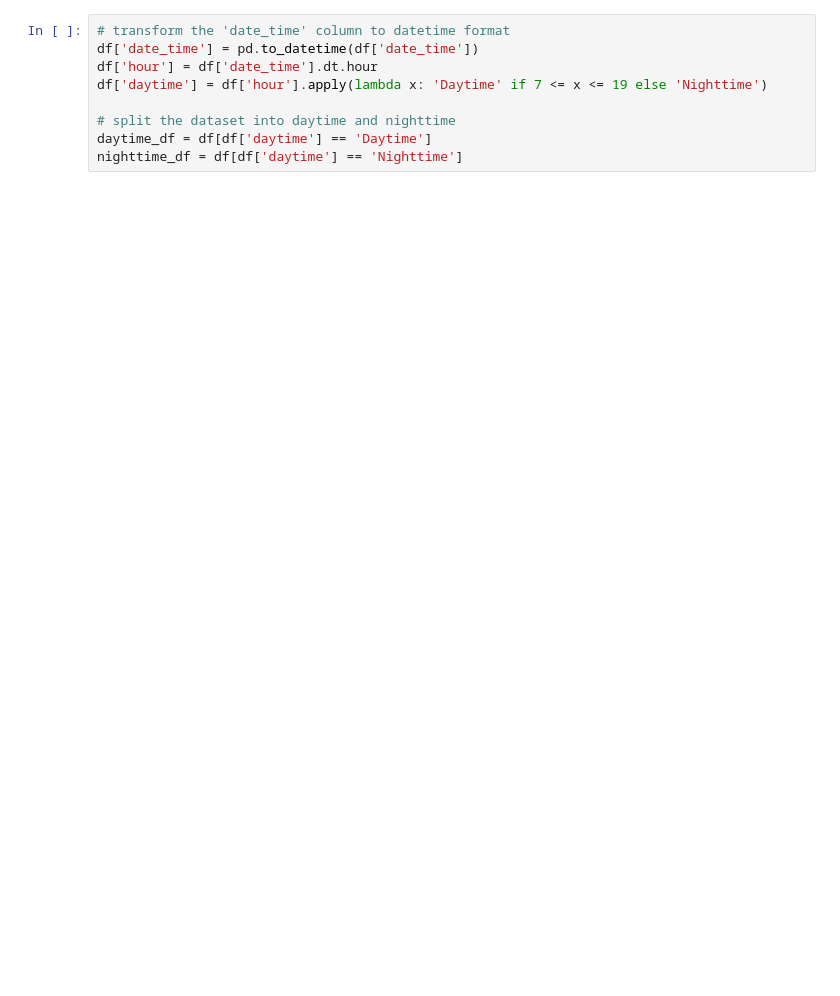
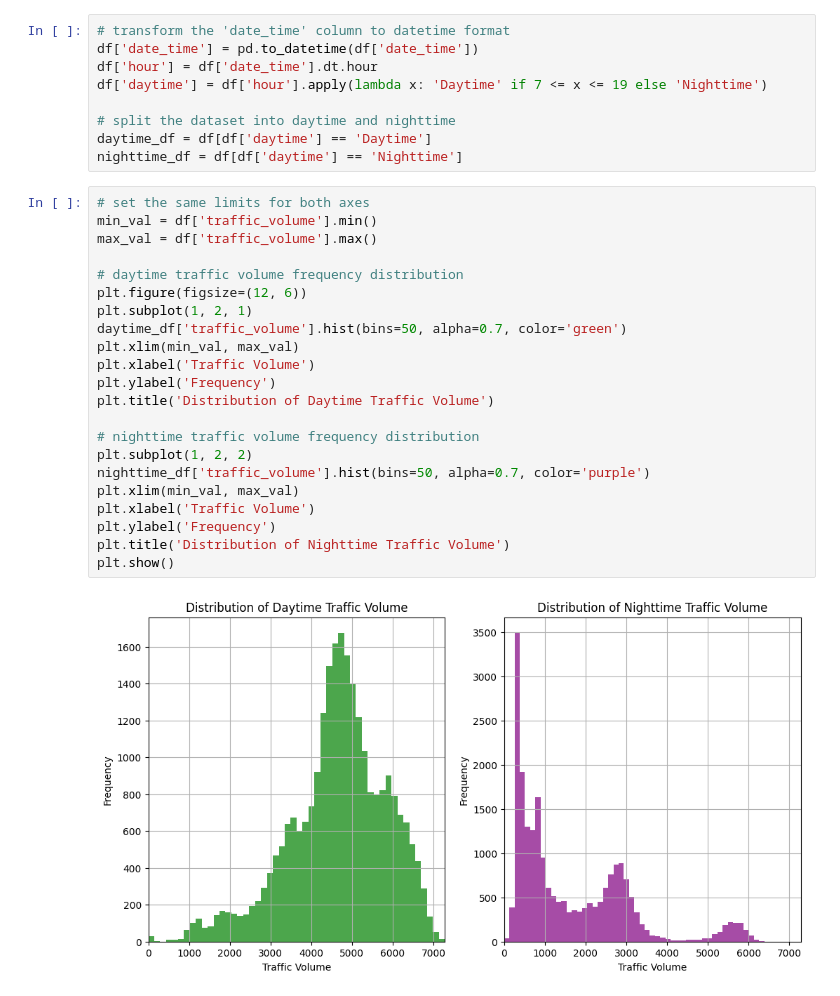
Before and after one commit to jackren0000/Finding-Heavy-Traffic-Indicators-on-I-94, a Jupyter notebook: main.ipynb, the cells around one changed output. Saved outputs shown, nothing was run; the diff lists cells and outputs as text; blank space fills up the shorter version.

Commit message:
Update traffic volume comparasion of day and night.

```diff
--- a/main.ipynb
+++ b/main.ipynb
@@ -105,3 +107,27 @@ df['daytime'] = df['hour'].apply(lambda x: 'Daytime' if 7 <= x <= 19 else 'Night
 # split the dataset into daytime and nighttime
 daytime_df = df[df['daytime'] == 'Daytime']
 nighttime_df = df[df['daytime'] == 'Nighttime']
+# %%
+# set the same limits for both axes
+min_val = df['traffic_volume'].min()
+max_val = df['traffic_volume'].max()
+
+# daytime traffic volume frequency distribution
+plt.figure(figsize=(12, 6))
+plt.subplot(1, 2, 1)
+daytime_df['traffic_volume'].hist(bins=50, alpha=0.7, color='green')
+plt.xlim(min_val, max_val)
+plt.xlabel('Traffic Volume')
+plt.ylabel('Frequency')
+plt.title('Distribution of Daytime Traffic Volume')
+
+# nighttime traffic volume frequency distribution
+plt.subplot(1, 2, 2)
+nighttime_df['traffic_volume'].hist(bins=50, alpha=0.7, color='purple')
+plt.xlim(min_val, max_val)
+plt.xlabel('Traffic Volume')
+plt.ylabel('Frequency')
+plt.title('Distribution of Nighttime Traffic Volume')
+plt.show()
+# %% [output]
+[figure, added]
```
Also changed, not shown: parts of 5 cells of this notebook.
